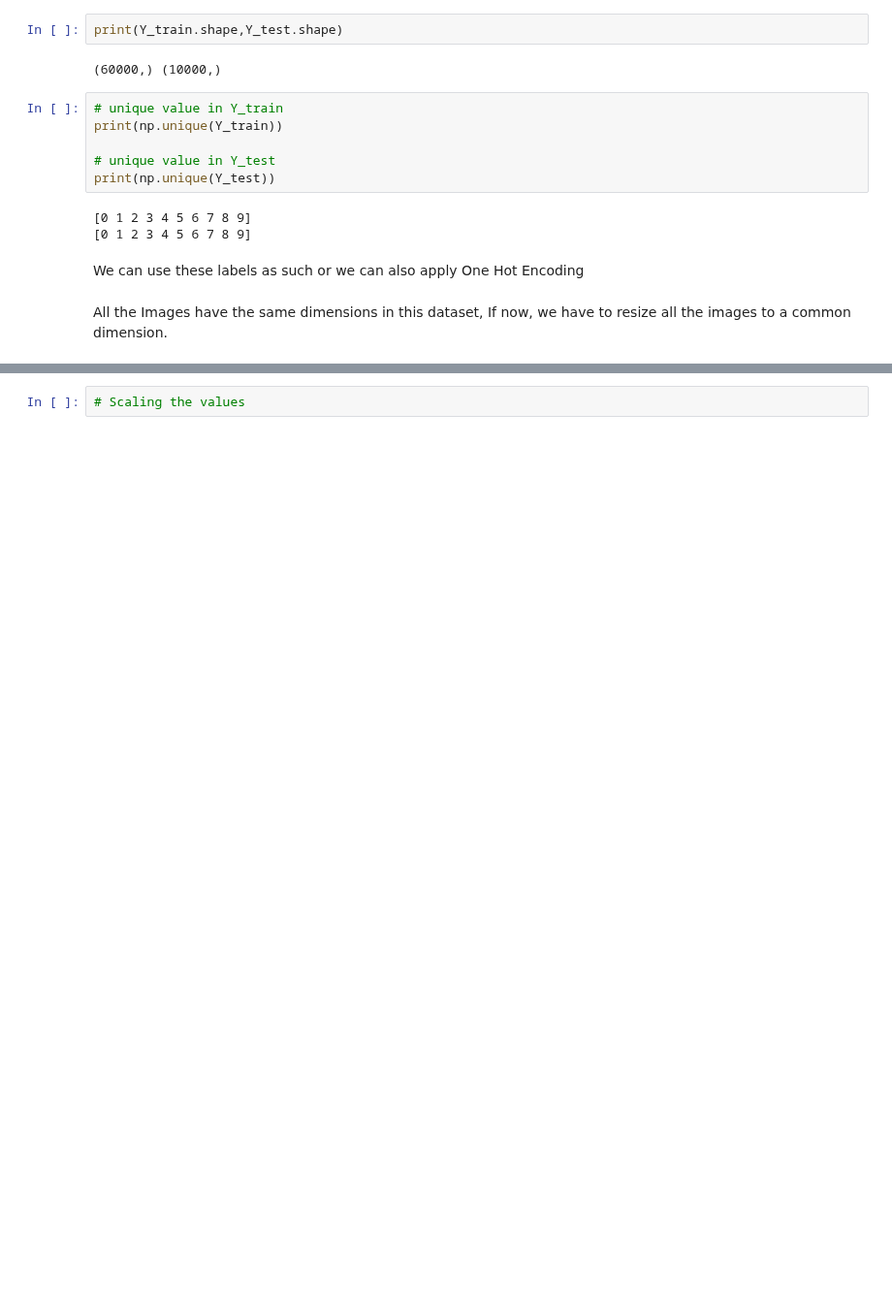
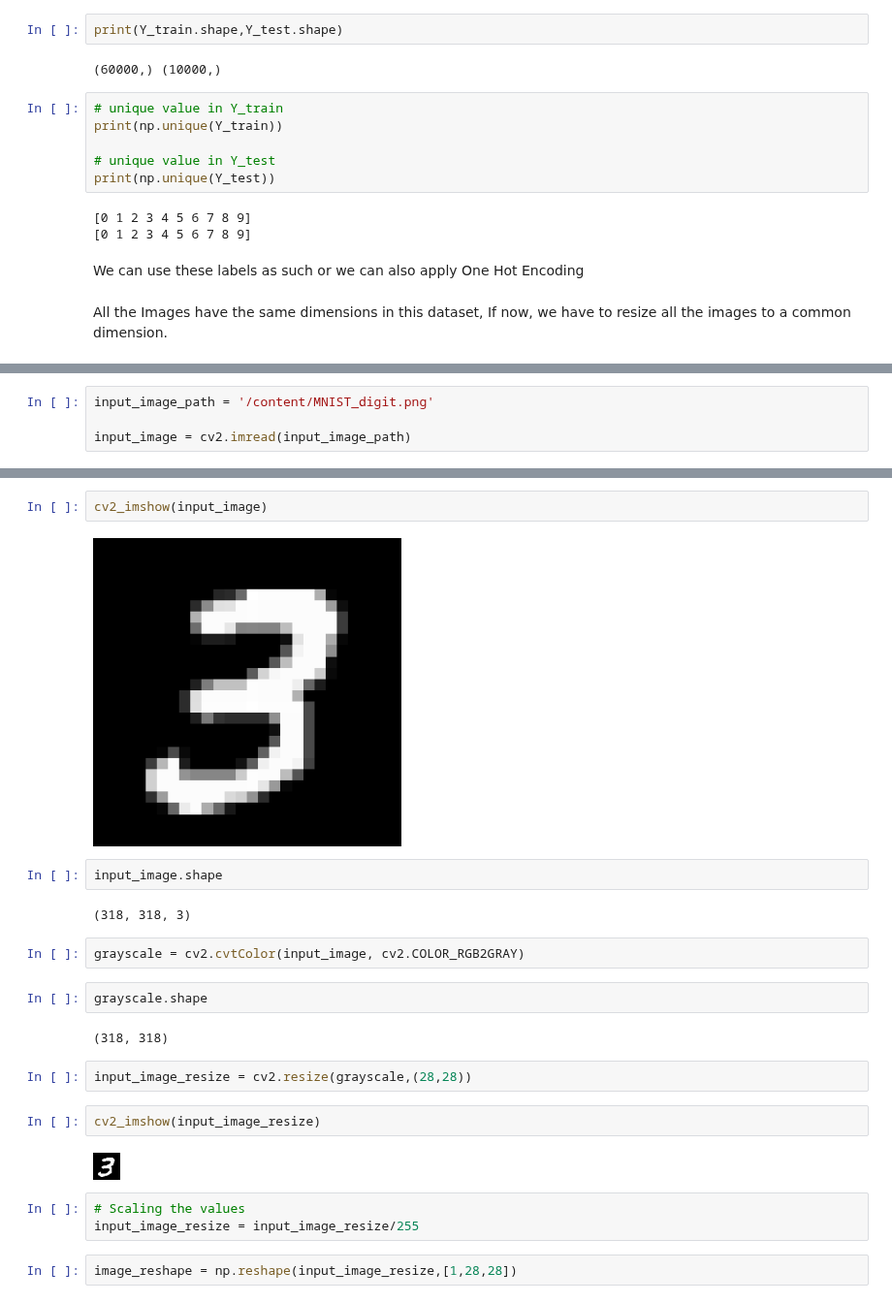
Before and after one commit to GENTLEW1ND/Python, a Jupyter notebook: MINIST_Digit_Classification_Using_NN.ipynb, the cells around one changed output, grey strips where cells are left out. Shown at 97% size. Drawn from its saved outputs; the diff is of its cells as text; blank space fills up the shorter version.

```diff
--- a/MINIST_Digit_Classification_Using_NN.ipynb
+++ b/MINIST_Digit_Classification_Using_NN.ipynb
@@ -103,0 +272,4 @@ All the Images have the same dimensions in this dataset, If now, we have to resi
+# %%
+input_image_path = '/content/MNIST_digit.png'
+
+input_image = cv2.imread(input_image_path)
@@ -104,2 +280,25 @@ All the Images have the same dimensions in this dataset, If now, we have to resi
+# %%
+cv2_imshow(input_image)
+# %% [output]
+[figure, added]
+# %%
+input_image.shape
+# %% [output]
+(318, 318, 3)
+# %%
+grayscale = cv2.cvtColor(input_image, cv2.COLOR_RGB2GRAY)
+# %%
+grayscale.shape
+# %% [output]
+(318, 318)
+# %%
+input_image_resize = cv2.resize(grayscale,(28,28))
+# %%
+cv2_imshow(input_image_resize)
+# %% [output]
+[figure, added]
 # %%
 # Scaling the values
+input_image_resize = input_image_resize/255
+# %%
+image_reshape = np.reshape(input_image_resize,[1,28,28])
```
Also changed, not shown: parts of 34 cells of this notebook.
